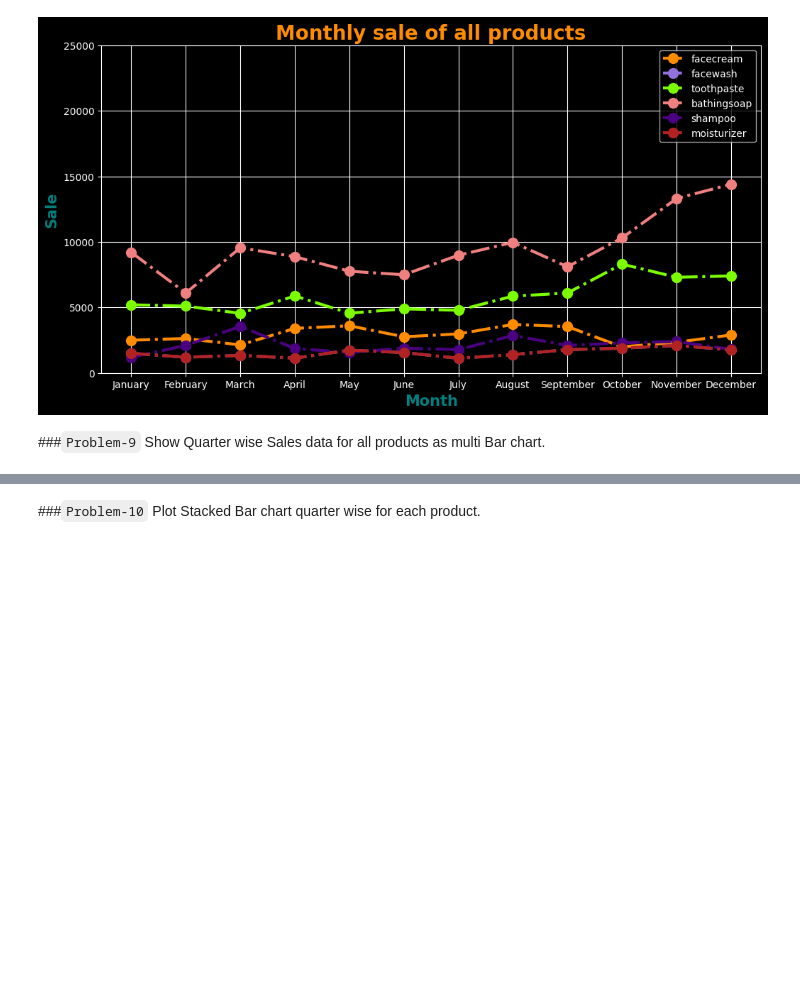
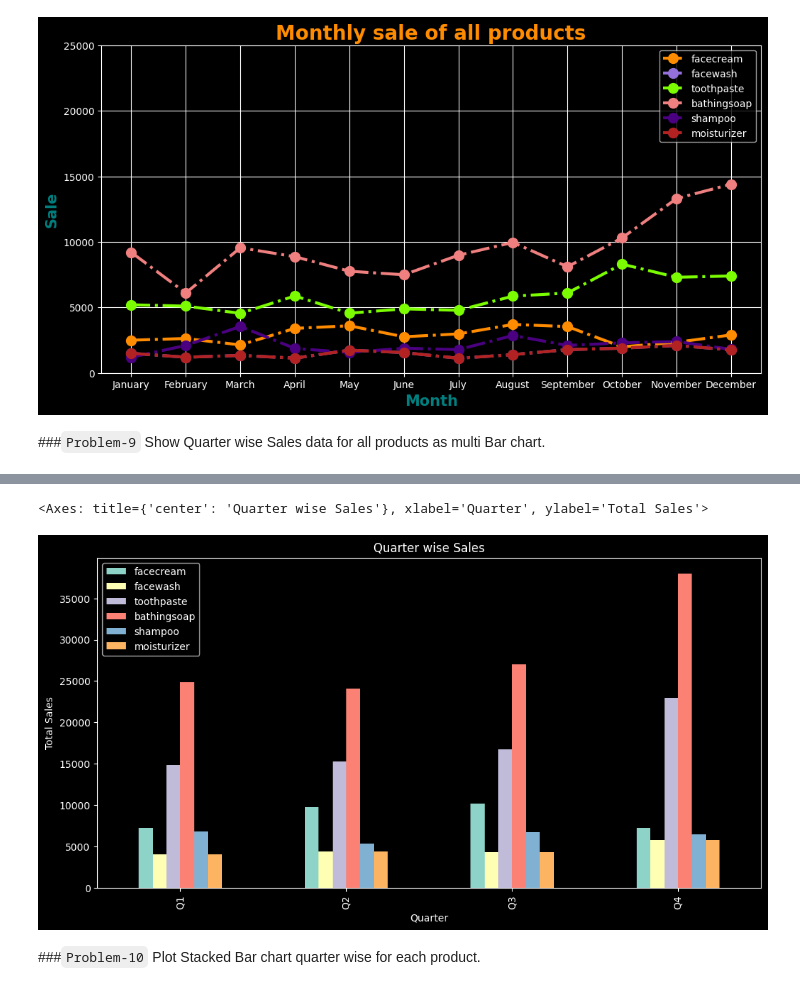
Before and after one commit to rishabhk1501/Data-Analytics-Tasks, a Jupyter notebook: session_23_task_soln.ipynb, the cells around one changed output, grey strips where cells are left out. Cells and saved outputs as stored; diff of their text form; code cells hidden in the pictures; blank space fills up the shorter version.

```diff
--- a/session_23_task_soln.ipynb
+++ b/session_23_task_soln.ipynb
@@ -331,3 +328,8 @@ plt.show()
 [figure]
 # %% [markdown]
 ###`Problem-9` Show Quarter wise Sales data for all products as multi Bar chart.
+# %%
+temp['Quarter'] = pd.Series(['Q1','Q1','Q1','Q2','Q2','Q2','Q3','Q3','Q3','Q4','Q4','Q4'])
+# %%
+temp = temp.iloc[:,1:].set_index('Quarter').reset_index()
+temp
@@ -333,0 +350,3 @@ plt.show()
+# %%
+temp = temp.groupby('Quarter').sum()
+temp
@@ -334,2 +360,7 @@ plt.show()
+# %%
+temp.plot(kind='bar',figsize=(12,6),title='Quarter wise Sales',ylabel='Total Sales')
+# %% [output]
+<Axes: title={'center': 'Quarter wise Sales'}, xlabel='Quarter', ylabel='Total Sales'>
+[figure, added]
 # %% [markdown]
 ###`Problem-10` Plot Stacked Bar chart quarter wise for each product.
```
Also changed, not shown: parts of 5 cells of this notebook.
